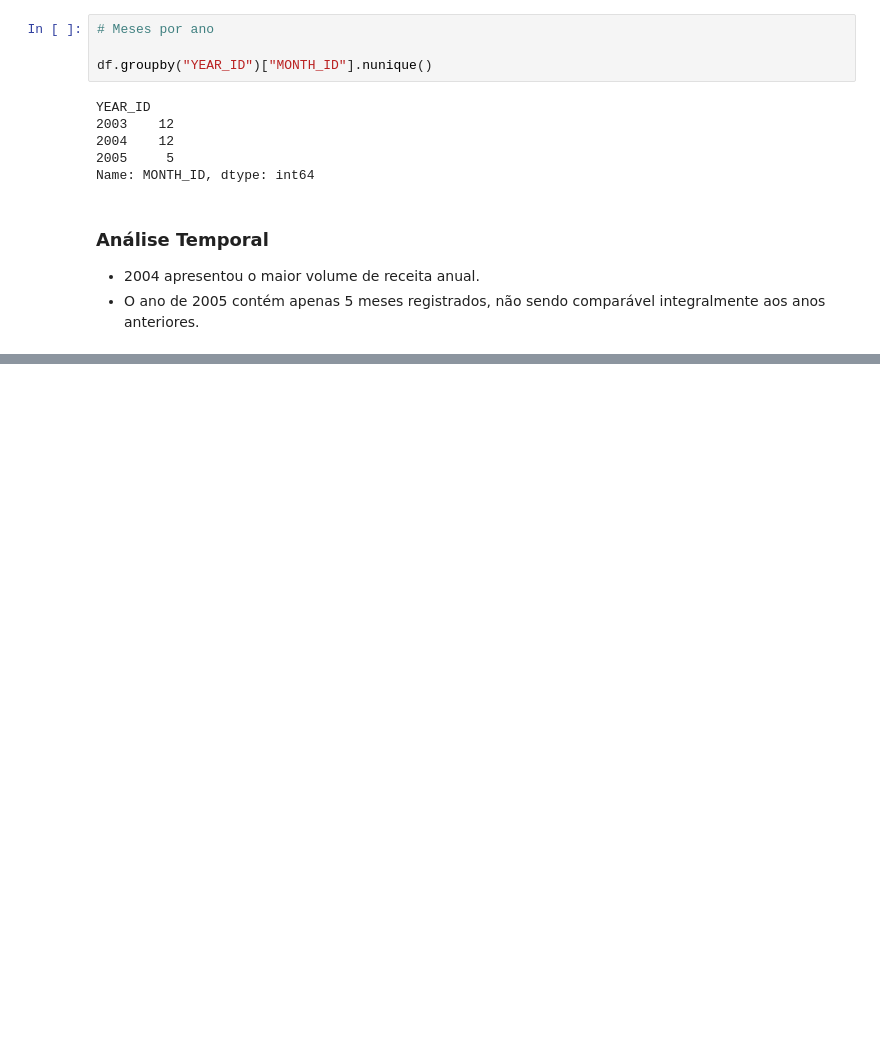
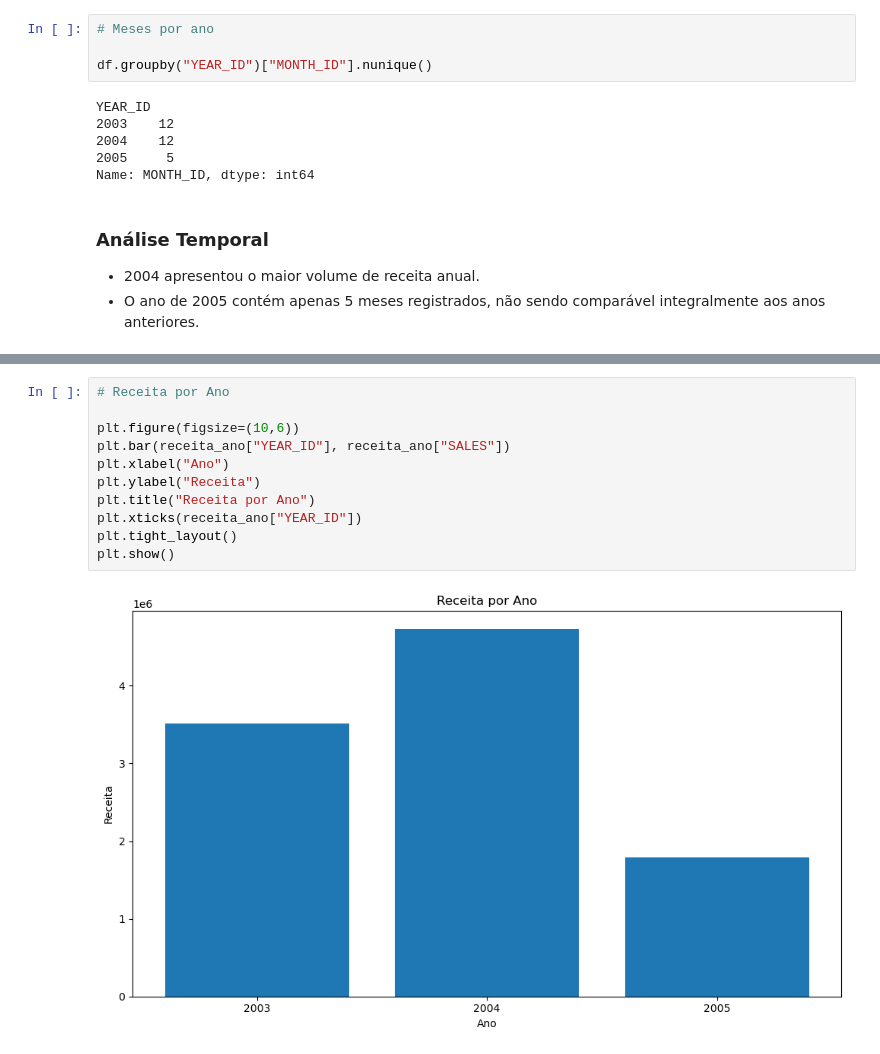
Before and after one commit to Jorge-print/data-portfolio-jorge, a Jupyter notebook: vendas/notebooks/analise_segmentacao_abc_clientes.ipynb, the cells around one changed output, grey strips where cells are left out. Cells and saved outputs as stored; diff of their text form; blank space fills up the shorter version.

```diff
--- a/vendas/notebooks/analise_segmentacao_abc_clientes.ipynb
+++ b/vendas/notebooks/analise_segmentacao_abc_clientes.ipynb
@@ -219,0 +279,13 @@ Name: MONTH_ID, dtype: int64
+# %%
+# Receita por Ano
+
+plt.figure(figsize=(10,6))
+plt.bar(receita_ano["YEAR_ID"], receita_ano["SALES"])
+plt.xlabel("Ano")
+plt.ylabel("Receita")
+plt.title("Receita por Ano")
+plt.xticks(receita_ano["YEAR_ID"])
+plt.tight_layout()
+plt.show()
+# %% [output]
+[figure, added]
```
Also changed, not shown: parts of 6 cells of this notebook, 1 other file.
